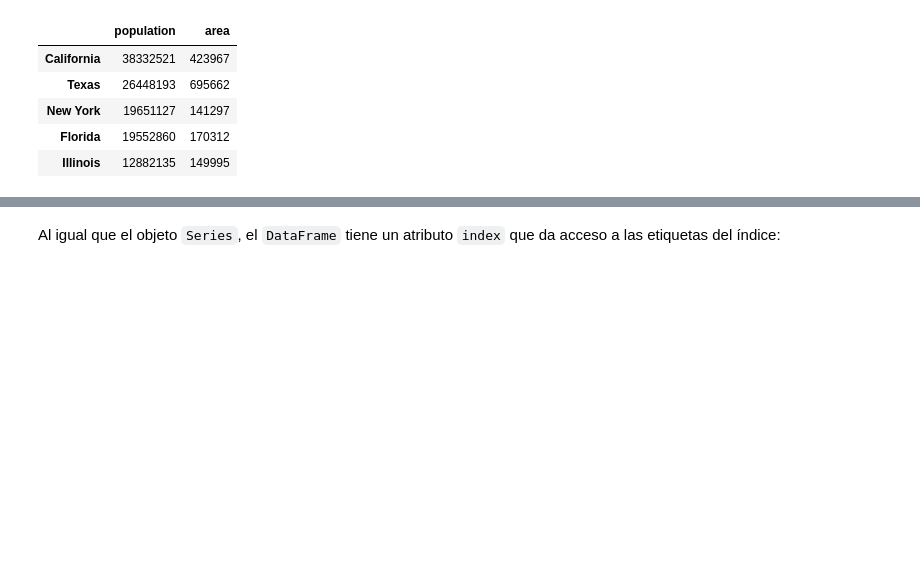
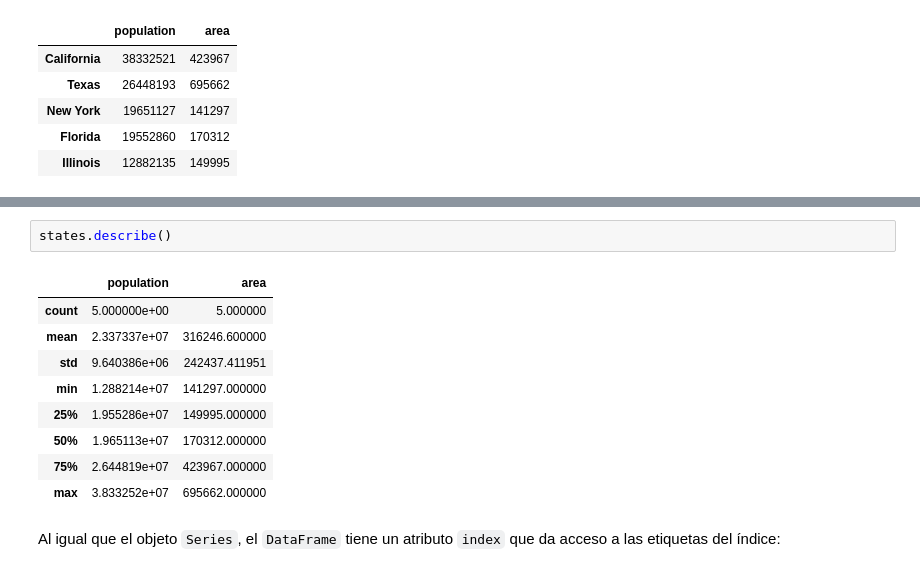
Before and after one commit to diego-dng/1025_DS_VITORIA, a Jupyter notebook: 2-Data_analysis/2-Pandas/Teoría/1_Intro_Pandas.ipynb, the cells around one changed output, grey strips where cells are left out. Saved outputs shown, nothing was run; the diff lists cells and outputs as text; blank space fills up the shorter version.

```diff
--- a/2-Data_analysis/2-Pandas/Teoría/1_Intro_Pandas.ipynb
+++ b/2-Data_analysis/2-Pandas/Teoría/1_Intro_Pandas.ipynb
@@ -369,3 +399,15 @@ states
+# %%
+states.describe()
+# %% [output]
+|  | population | area |
+| count | 5.000000e+00 | 5.000000 |
+| mean | 2.337337e+07 | 316246.600000 |
+| std | 9.640386e+06 | 242437.411951 |
+| min | 1.288214e+07 | 141297.000000 |
+| 25% | 1.955286e+07 | 149995.000000 |
+| 50% | 1.965113e+07 | 170312.000000 |
+| 75% | 2.644819e+07 | 423967.000000 |
+| max | 3.833252e+07 | 695662.000000 |
 # %% [markdown]
 Al igual que el objeto ``Series``, el ``DataFrame`` tiene un atributo ``index`` que da acceso a las etiquetas del índice:
 # %%
```
Also changed, not shown: parts of 45 cells of this notebook, 1 other file.
